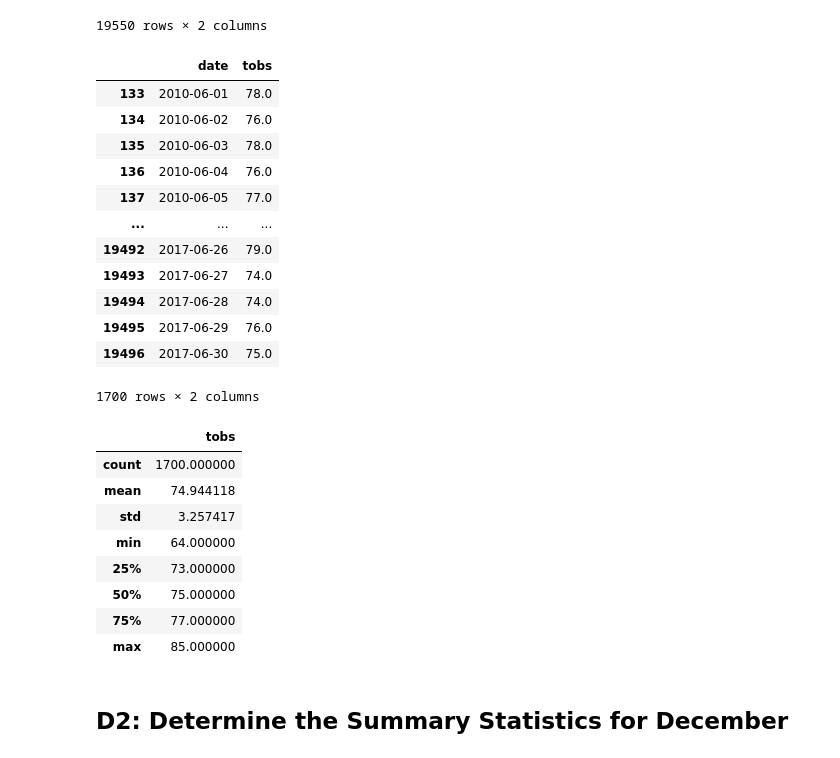
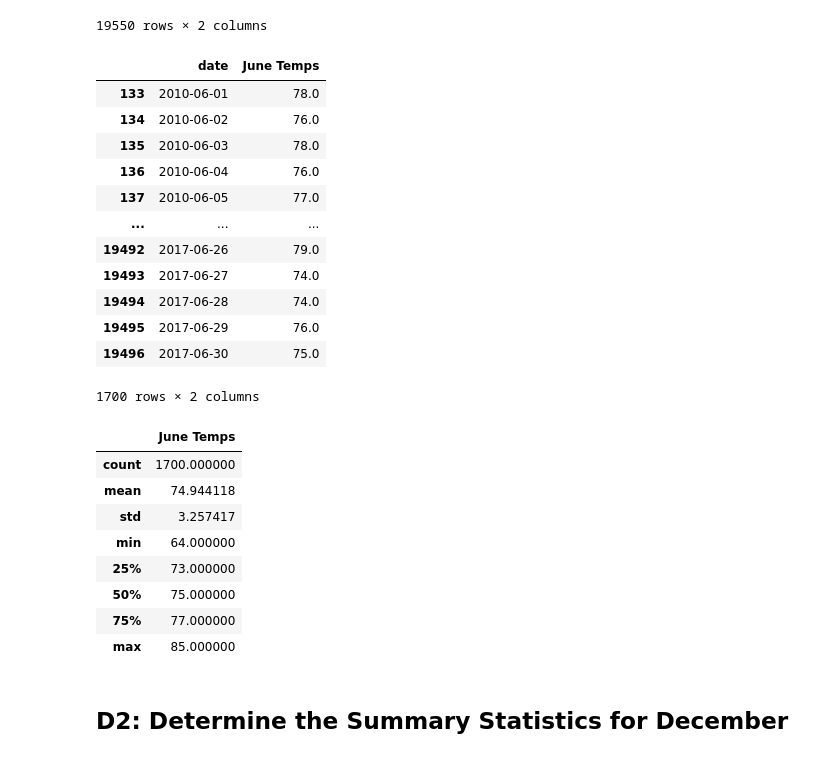
Before and after one commit to asadca4u/surfs_up, a Jupyter notebook: SurfsUp_Challenge.ipynb, the cells around one changed output. Saved outputs shown, nothing was run; the diff lists cells and outputs as text; code cells hidden in the pictures.

```diff
--- a/SurfsUp_Challenge.ipynb
+++ b/SurfsUp_Challenge.ipynb
@@ -80,10 +80,11 @@ all_temps_df
 # %%
 #Filter the dataframe to show data collected in the month of June for any given year
 #Data reduced from 19550 rows, to just 1700 rows
 June_df = all_temps_df[all_temps_df['date'].dt.month == 6]
+June_df = June_df.rename(columns={'tobs': 'June Temps'})
 June_df
 # %% [output]
-|  | date | tobs |
+|  | date | June Temps |
 | 133 | 2010-06-01 | 78.0 |
 | 134 | 2010-06-02 | 76.0 |
 | 135 | 2010-06-03 | 78.0 |
@@ -100,7 +101,7 @@ June_df
 # 5. Calculate and print out the summary statistics for the June temperature DataFrame.
 June_df.describe()
 # %% [output]
-|  | tobs |
+|  | June Temps |
 | count | 1700.000000 |
 | mean | 74.944118 |
 | std | 3.257417 |
```
Also changed, not shown: parts of 2 cells of this notebook, 2 other files.
